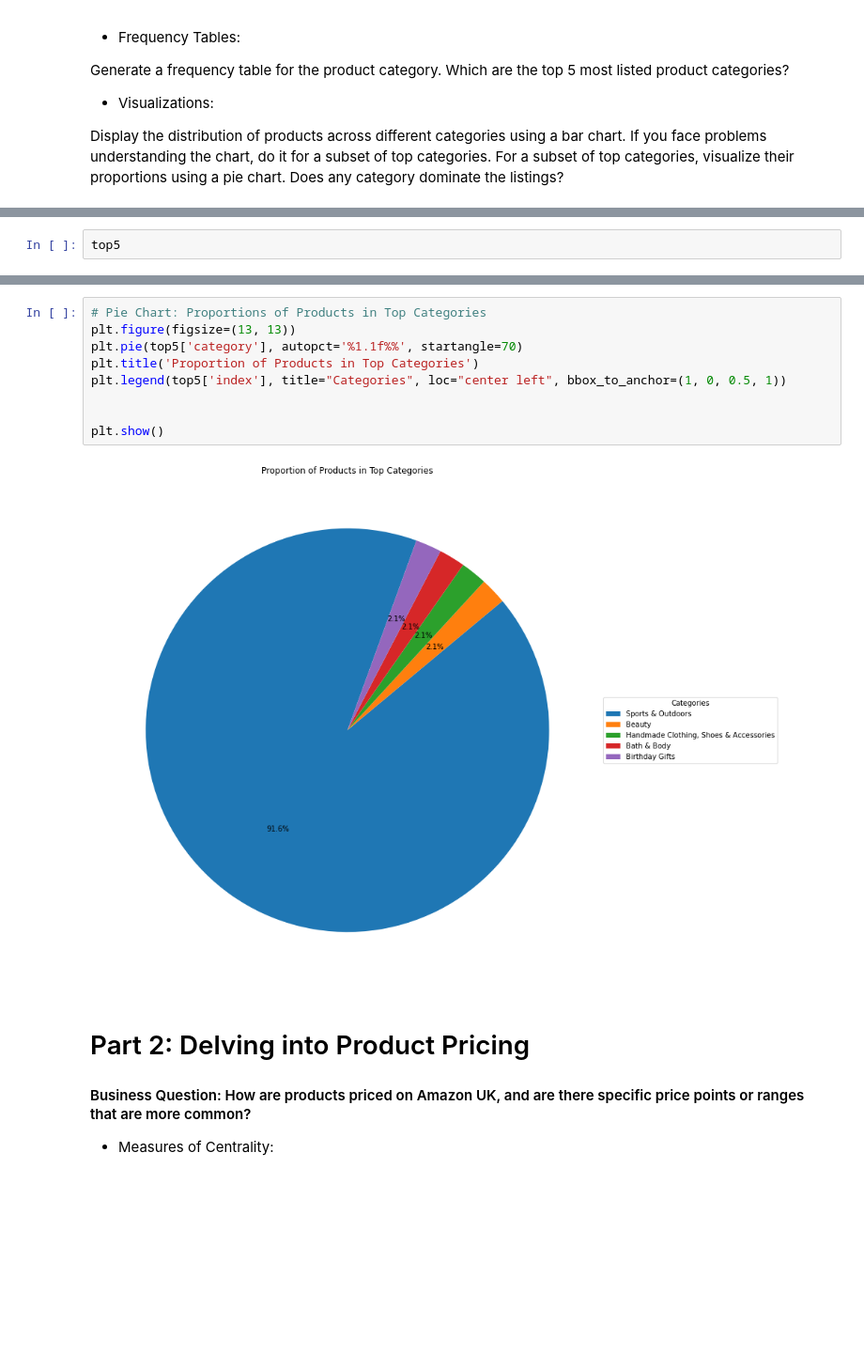
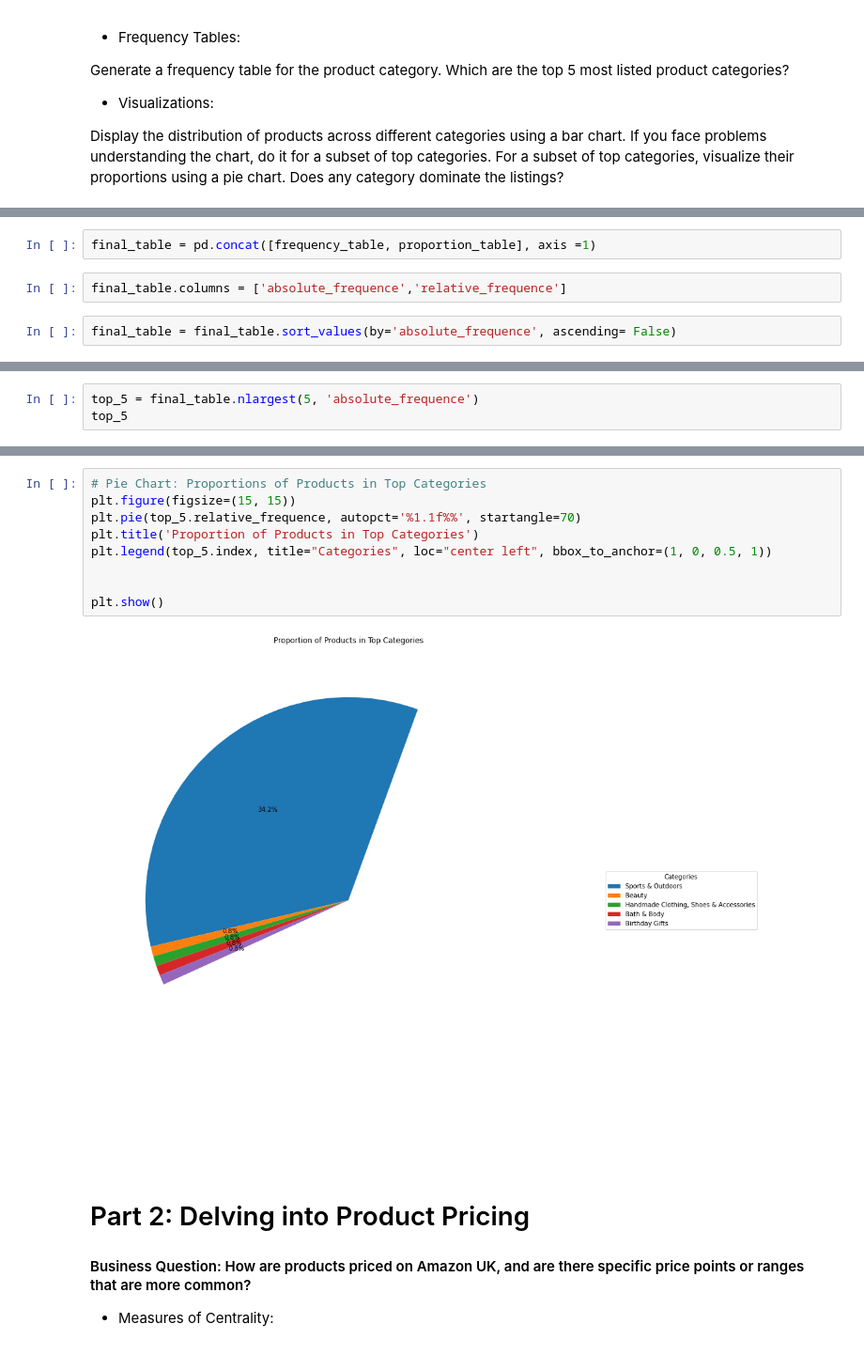
Before and after one commit to AillaSouza/lab-eda-univariate, a Jupyter notebook: lab-eda-univariate.solved.ipynb, the cells around one changed output, grey strips where cells are left out. Shown at 94% size. Saved outputs shown, nothing was run; the diff lists cells and outputs as text; blank space fills up the shorter version.

```diff
--- a/lab-eda-univariate.solved.ipynb
+++ b/lab-eda-univariate.solved.ipynb
@@ -73,2 +54,6 @@ top5 = frequency_table.reset_index().head(5)
+# %%
+final_table = pd.concat([frequency_table, proportion_table], axis =1)
+# %%
+final_table.columns = ['absolute_frequence','relative_frequence']
 # %%
-top5
+final_table = final_table.sort_values(by='absolute_frequence', ascending= False)
@@ -81,0 +60,3 @@ top5
+# %%
+top_5 = final_table.nlargest(5, 'absolute_frequence')
+top_5
@@ -93,14 +81,14 @@ plt.show()
 # %%
 # Pie Chart: Proportions of Products in Top Categories
-plt.figure(figsize=(13, 13))
-plt.pie(top5['category'], autopct='%1.1f%%', startangle=70)
+plt.figure(figsize=(15, 15))
+plt.pie(top_5.relative_frequence, autopct='%1.1f%%', startangle=70)
 plt.title('Proportion of Products in Top Categories')
-plt.legend(top5['index'], title="Categories", loc="center left", bbox_to_anchor=(1, 0, 0.5, 1))
+plt.legend(top_5.index, title="Categories", loc="center left", bbox_to_anchor=(1, 0, 0.5, 1))
 
 
 plt.show()
 # %% [output]
-[figure, old version]
+[figure, new version]
 # %% [markdown]
 # Part 2: Delving into Product Pricing
 
```
Also changed, not shown: parts of 20 cells of this notebook.
